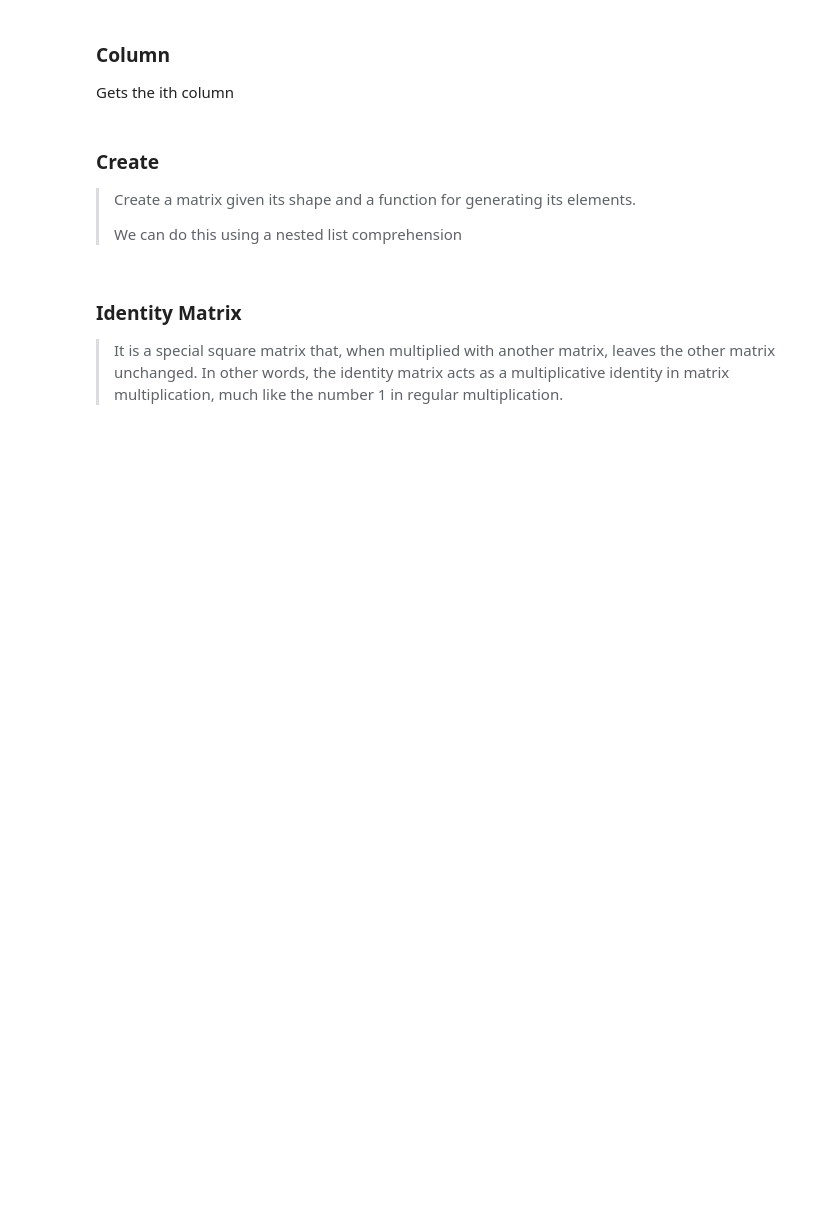
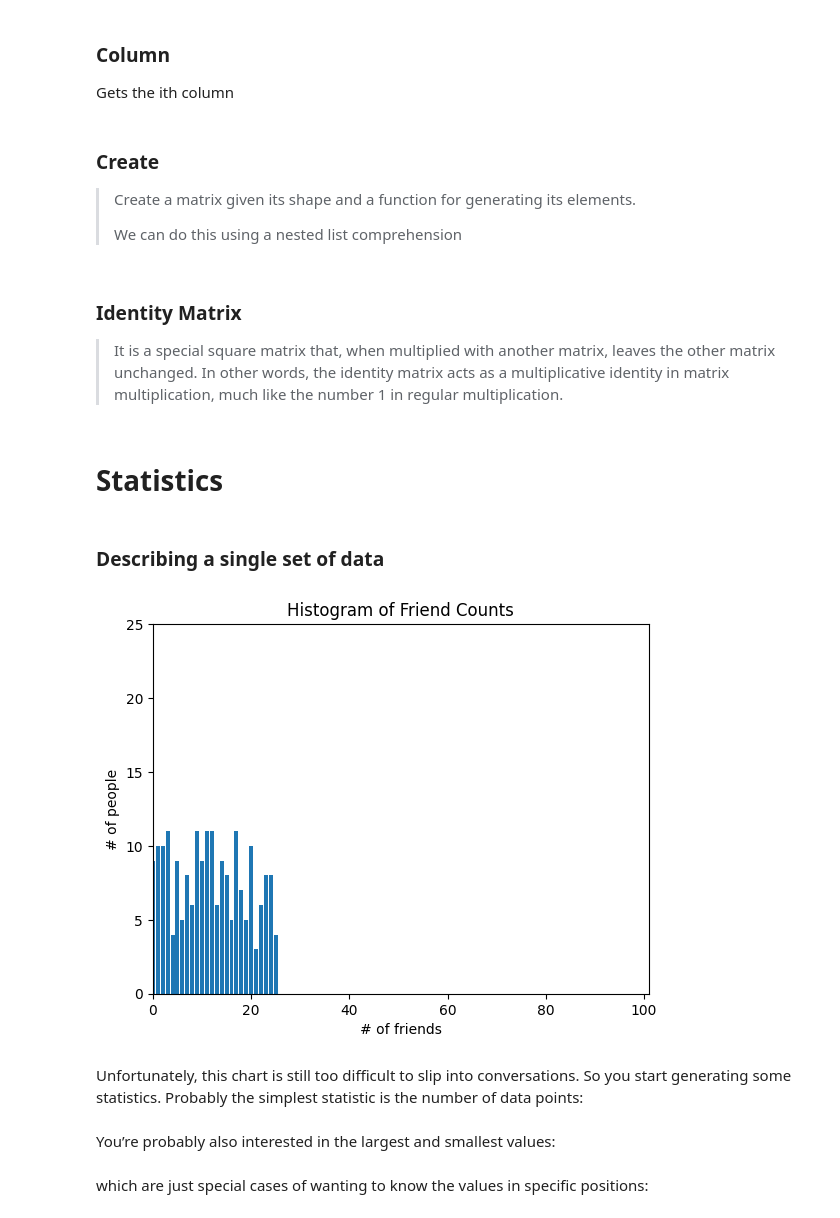
Before and after one commit to prateekjoshi2013/data-science, a Jupyter notebook: Data_Science_From_Scratch.ipynb, the cells around one changed output. Cells and saved outputs as stored; diff of their text form; code cells hidden in the pictures; blank space fills up the shorter version.

```diff
--- a/Data_Science_From_Scratch.ipynb
+++ b/Data_Science_From_Scratch.ipynb
@@ -434,3 +434,28 @@ assert identity_matrix(5) == [[1, 0, 0, 0, 0],
                               [0, 0, 1, 0, 0],
                               [0, 0, 0, 1, 0],
                               [0, 0, 0, 0, 1]]
+# %% [markdown]
+# Statistics
+# %% [markdown]
+### Describing a single set of data
+# %%
+
+from collections import Counter
+from random import choice
+import matplotlib.pyplot as plt
+
+
+num_friends = [choice(range(26)) for _ in range(204)] # generating random number of friends
+friend_counts = Counter(num_friends)
+xs = range(101) # largest value is 100
+ys = [friend_counts[x] for x in xs] # height is just # of friends
+plt.bar(xs, ys)
+plt.axis([0, 101, 0, 25])
+plt.title("Histogram of Friend Counts")
+plt.xlabel("# of friends")
+plt.ylabel("# of people")
+plt.show()
+# %% [output]
+[figure, added]
+# %% [markdown]
+Unfortunately, this chart is still too difficult to slip into conversations. So you start generating some statistics. Probably the simplest statistic is the number of data points:
@@ -436,0 +464,2 @@ assert identity_matrix(5) == [[1, 0, 0, 0, 0],
+# %% [markdown]
+You’re probably also interested in the largest and smallest values:
@@ -436,0 +469,2 @@ assert identity_matrix(5) == [[1, 0, 0, 0, 0],
+# %% [markdown]
+which are just special cases of wanting to know the values in specific positions:
```
Also changed, not shown: parts of 21 cells of this notebook.
